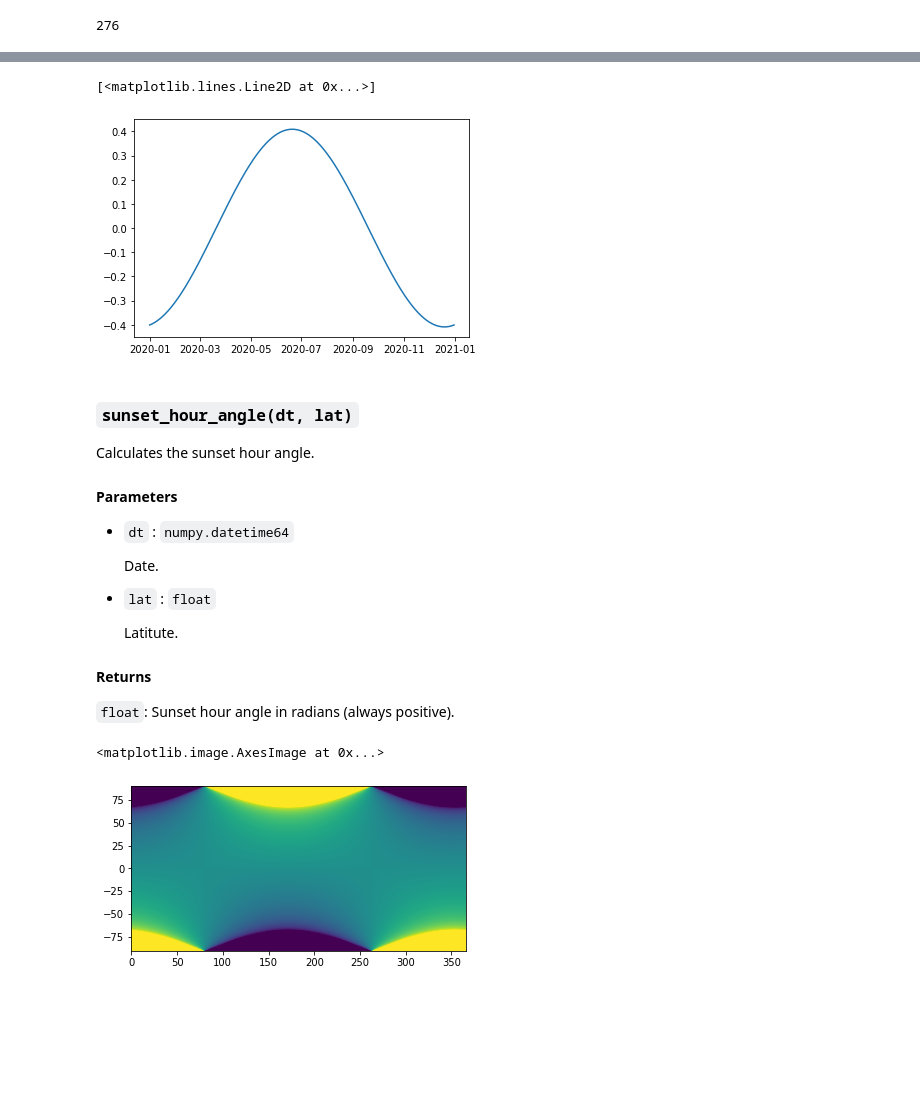
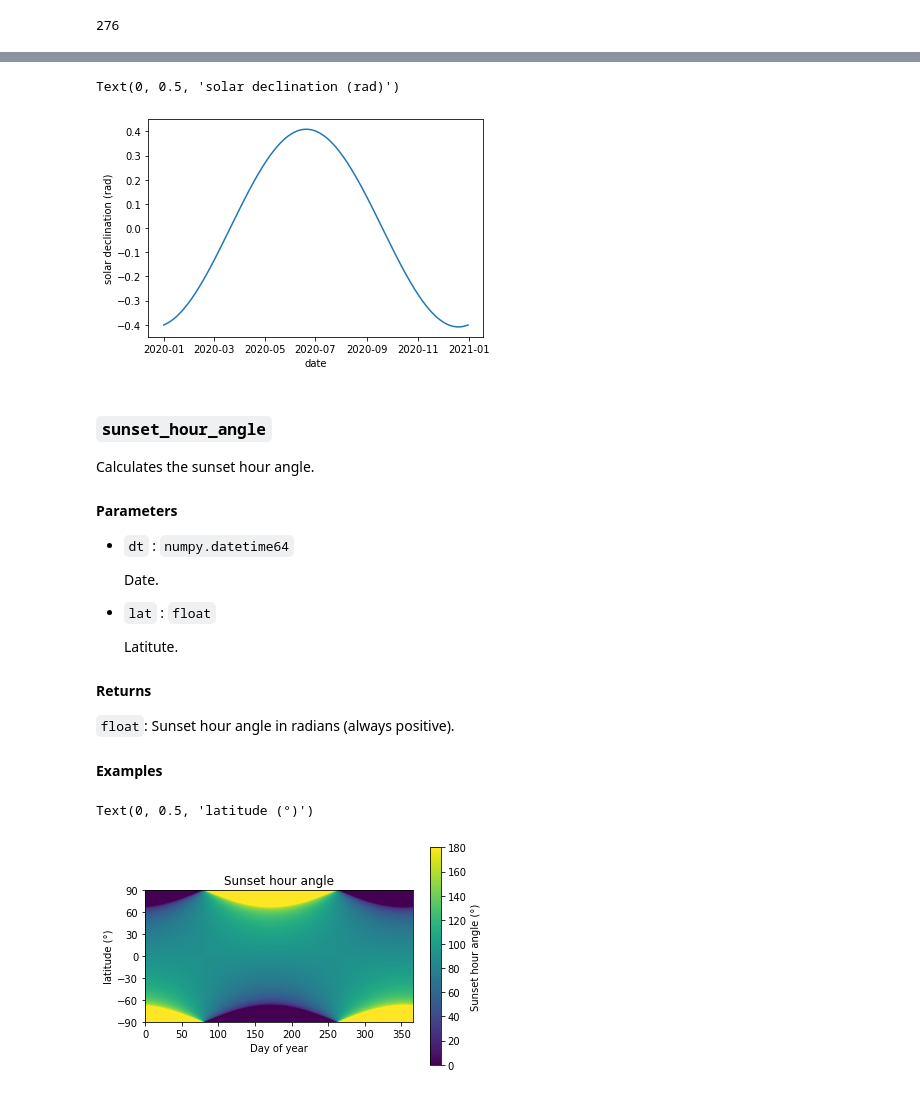
Before and after one commit to jvitorpinto/agmetpy, a Jupyter notebook: docs/notebooks/toolbox.ipynb, the cells around one changed output, grey strips where cells are left out. Saved outputs shown, nothing was run; the diff lists cells and outputs as text; code cells hidden in the pictures; blank space fills up the shorter version.

```diff
--- a/docs/notebooks/toolbox.ipynb
+++ b/docs/notebooks/toolbox.ipynb
@@ -48,11 +58,13 @@ plt.plot(x, y)
 # %%
 y = agmetpy.solar_declination(x)
 plt.plot(x, y)
+plt.xlabel('date')
+plt.ylabel('solar declination (rad)')
 # %% [output]
-[<matplotlib.lines.Line2D at 0x...>]
+Text(0, 0.5, 'solar declination (rad)')
-[figure, old version]
+[figure, new version]
 # %% [markdown]
-### `sunset_hour_angle(dt, lat)`
+### `sunset_hour_angle`
 
 Calculates the sunset hour angle.
 
@@ -70,11 +82,19 @@ Calculates the sunset hour angle.
 #### Returns
 
 `float`: Sunset hour angle in radians (always positive).
+
+#### Examples
 # %%
 lat = np.array([[89.5 - i] for i in range(180)])
 y = agmetpy.sunset_hour_angle(x, lat)
 
-plt.imshow(y, extent=(0, 366, -90, 90))
+plt.imshow(y * 180 / np.pi, extent=(0, 366, -90, 90))
+
+plt.colorbar(label='Sunset hour angle (°)')
+plt.title('Sunset hour angle')
+plt.yticks([-90, -60, -30, 0, 30, 60, 90])
+plt.xlabel('Day of year')
+plt.ylabel('latitude (°)')
 # %% [output]
-<matplotlib.image.AxesImage at 0x...>
+Text(0, 0.5, 'latitude (°)')
-[figure, old version]
+[figure, new version]
```
Also changed, not shown: parts of 12 cells of this notebook, 2 other files.
